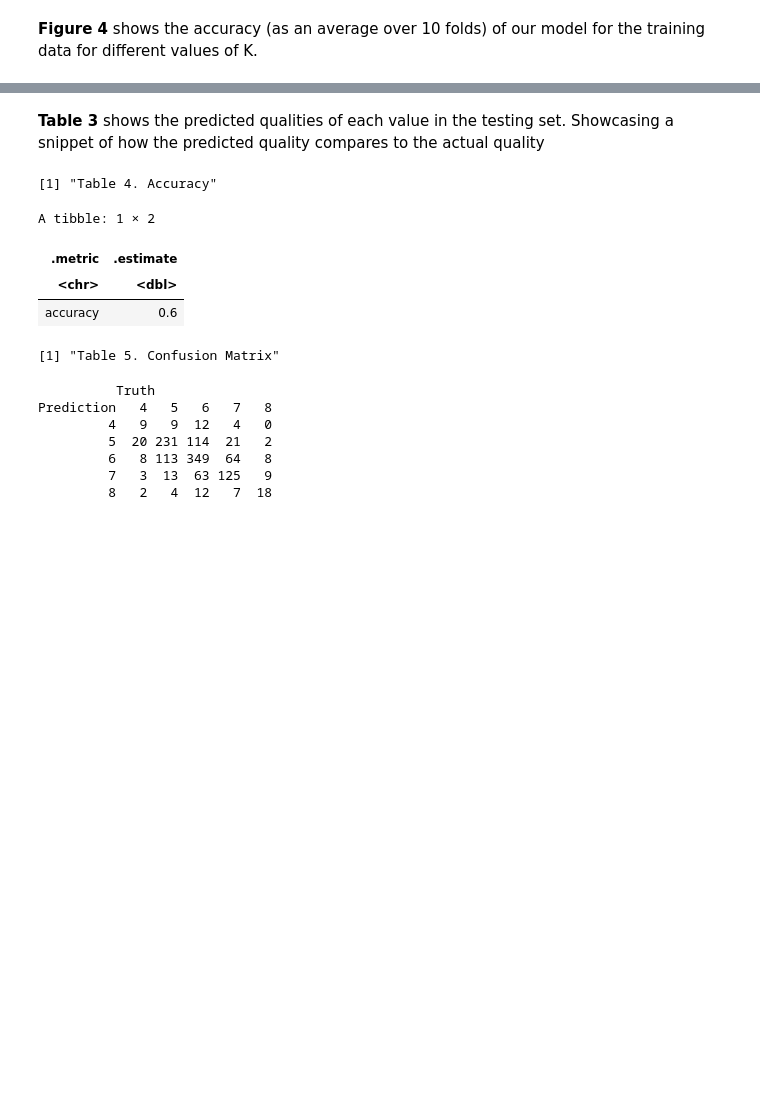
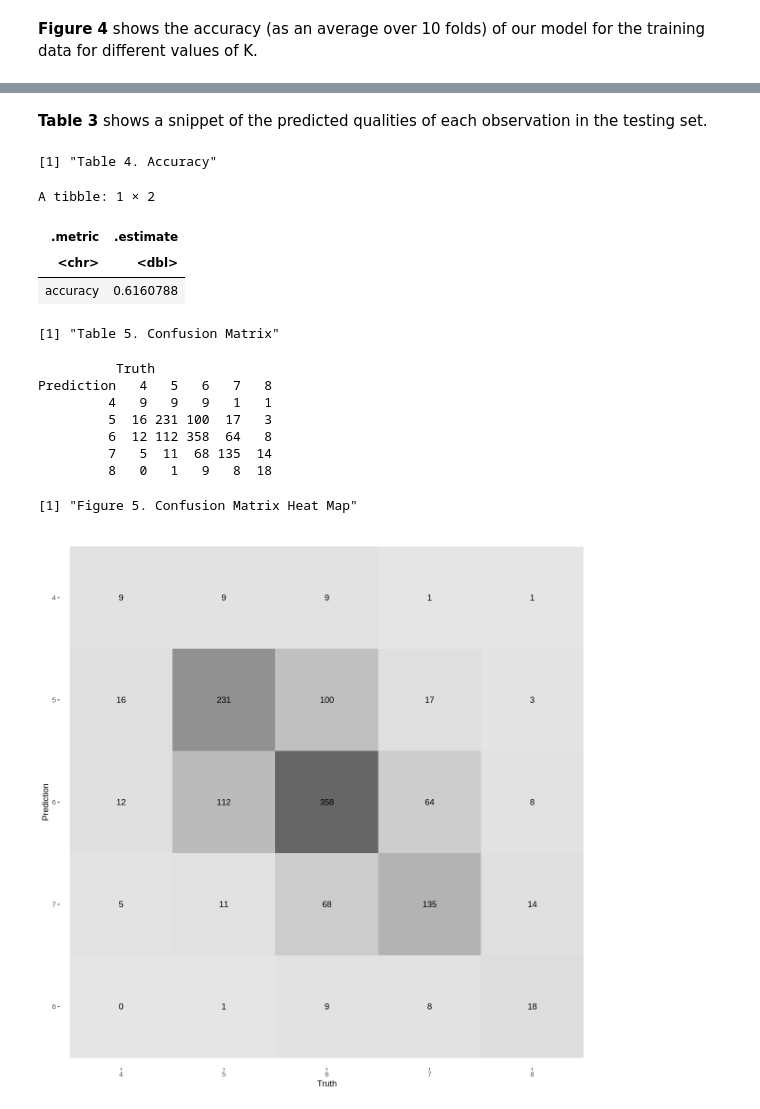
Before and after one commit to rileywheadon/dsci100-project-proposal, a Jupyter notebook: project_final_report.ipynb, the cells around one changed output, grey strips where cells are left out. Drawn from its saved outputs; the diff is of its cells as text; code cells hidden in the pictures; blank space fills up the shorter version.

```diff
--- a/project_final_report.ipynb
+++ b/project_final_report.ipynb
@@ -316,29 +315,34 @@ A tibble: 6 × 13
 # %% [markdown]
-**Table 3** shows the predicted qualities of each value in the testing set. Showcasing a snippet of how the predicted quality compares to the actual quality
+**Table 3** shows a snippet of the predicted qualities of each observation in the testing set.
 # %%
+set.seed(1234)
 "Table 4. Accuracy"
 wine_prediction_accuracy <- wine_test_predictions |>
     metrics(truth = quality, estimate = .pred_class) |>
     filter(.metric == "accuracy") |>
     select(-.estimator)
 wine_prediction_accuracy
 
 "Table 5. Confusion Matrix"
 wine_mat <- wine_test_predictions |>
       conf_mat(truth = quality, estimate = .pred_class)
 wine_mat
+"Figure 5. Confusion Matrix Heat Map"
+autoplot(wine_mat, type = "heatmap")
 # %% [output]
 [1] "Table 4. Accuracy"
 A tibble: 1 × 2
 | .metric | .estimate |
 | <chr> | <dbl> |
-| accuracy | 0.6 |
+| accuracy | 0.6160788 |
 [1] "Table 5. Confusion Matrix"
           Truth
 Prediction   4   5   6   7   8
-         4   9   9  12   4   0
-         5  20 231 114  21   2
-         6   8 113 349  64   8
-         7   3  13  63 125   9
-         8   2   4  12   7  18
+         4   9   9   9   1   1
+         5  16 231 100  17   3
+         6  12 112 358  64   8
+         7   5  11  68 135  14
+         8   0   1   9   8  18
+[1] "Figure 5. Confusion Matrix Heat Map"
+[figure, added]
 # %% [markdown]
```
Also changed, not shown: parts of 28 cells of this notebook.
